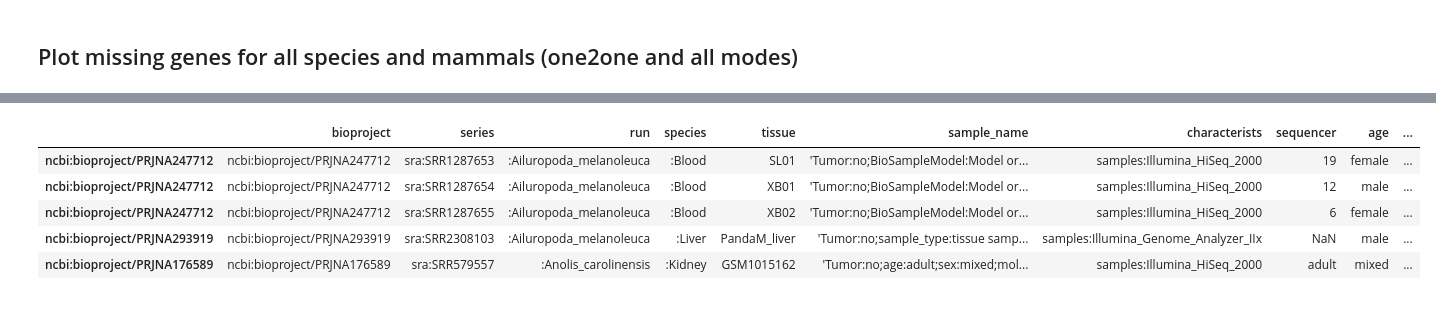
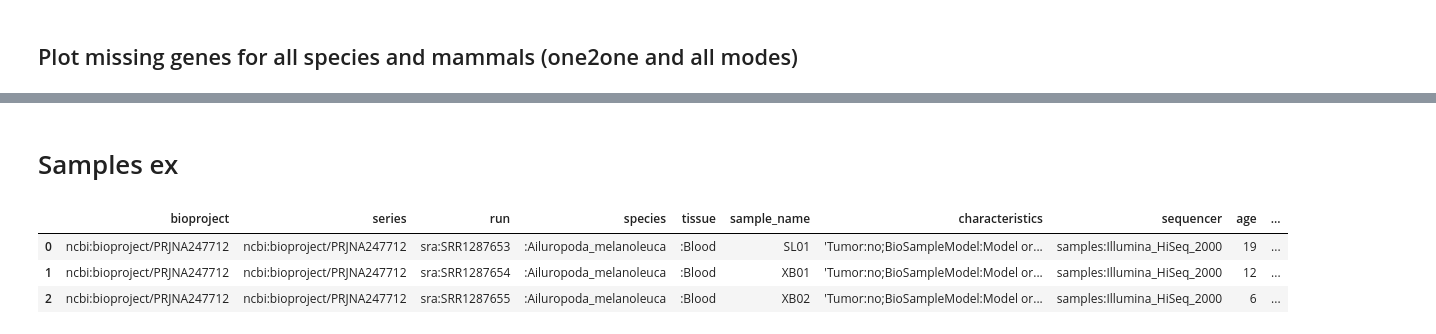
Before and after one commit to antonkulaga/yspecies, a Jupyter notebook: notebooks/0_evaluate_genes.ipynb, the cells around one changed output, grey strips where cells are left out. Cells and saved outputs as stored; diff of their text form; code cells hidden in the pictures.

Commit message:
better orthology tables

```diff
--- a/notebooks/0_evaluate_genes.ipynb
+++ b/notebooks/0_evaluate_genes.ipynb
@@ -37,22 +38,39 @@ kids(genes_dir)
 /data/sources/species/notebooks/../data/input/genes/all
 # %%
 animal_classes = [ "Mammalia", "Aves", "Reptilia", "Teleostei", "Chondrichthyes", "Coelacanthi" ]
+# %%
+pd.set_option('display.max_columns', None)
+import pprint
+pp = pprint.PrettyPrinter(indent=4)
 # %% [markdown]
 ## Load gene tables ##
 # %%
-def load_table(path: Path):
-    return pd.read_csv(str(path), sep="\t")
+def load_table(path: Path, index: str = None):
+    if index is None:
+        return pd.read_csv(str(path), sep="\t", index_col=False)
+    else:
+        return pd.read_csv(str(path), sep="\t", index_col=index)
 
 from dataclasses import dataclass
 @dataclass
 class OrthologyTable:
     one2one: pd.DataFrame
     one2many: pd.DataFrame
+    one2many_directed: pd.DataFrame
     many2many: pd.DataFrame
     all: pd.DataFrame
 
-def load_tables(folder :Path) -> OrthologyTable:
-    return OrthologyTable(load_table(folder / "one2one.tsv"), load_table(folder / "one2many.tsv"), load_table(folder / "many2many.tsv"), load_table(folder / "all.tsv"))
+    def drop(self, column: str):
+        self.one2one.drop(columns=[column], inplace=True)
+        self.one2many.drop(columns=[column], inplace=True)
+        self.one2many_directed.drop(columns=[column], inplace=True)
+        self.many2many.drop(columns=[column], inplace=True)
+        self.all.drop(columns=[column], inplace=True)
+        return self
 
-species = load_tables(path_all)
-species.all.head(10)
+def load_tables(folder :Path, index: str = None) -> OrthologyTable:
+    return OrthologyTable(load_table(folder / "one2one.tsv", index),
+                          load_table(folder / "one2many.tsv", index),
+                          load_table(folder / "one2many_directed.tsv", index),
+                          load_table(folder / "many2many.tsv", index),
+                          load_table(folder / "all.tsv", index))
@@ -131,10 +197,10 @@ dtype: int64
+# %% [markdown]
+# Samples ex
 # %%
 samples = load_table(input_dir / "samples.tsv")
-samples.head(5)
+samples.head(3)
 # %% [output]
-|  | bioproject | series | run | species | tissue | sample_name | characterists | sequencer | age | ... |
-| ncbi:bioproject/PRJNA247712 | ncbi:bioproject/PRJNA247712 | sra:SRR1287653 | :Ailuropoda_melanoleuca | :Blood | SL01 | 'Tumor:no;BioSampleModel:Model or... | samples:Illumina_HiSeq_2000 | 19 | female | ... |
-| ncbi:bioproject/PRJNA247712 | ncbi:bioproject/PRJNA247712 | sra:SRR1287654 | :Ailuropoda_melanoleuca | :Blood | XB01 | 'Tumor:no;BioSampleModel:Model or... | samples:Illumina_HiSeq_2000 | 12 | male | ... |
-| ncbi:bioproject/PRJNA247712 | ncbi:bioproject/PRJNA247712 | sra:SRR1287655 | :Ailuropoda_melanoleuca | :Blood | XB02 | 'Tumor:no;BioSampleModel:Model or... | samples:Illumina_HiSeq_2000 | 6 | female | ... |
-| ncbi:bioproject/PRJNA293919 | ncbi:bioproject/PRJNA293919 | sra:SRR2308103 | :Ailuropoda_melanoleuca | :Liver | PandaM_liver | 'Tumor:no;sample_type:tissue samp... | samples:Illumina_Genome_Analyzer_IIx | NaN | male | ... |
-| ncbi:bioproject/PRJNA176589 | ncbi:bioproject/PRJNA176589 | sra:SRR579557 | :Anolis_carolinensis | :Kidney | GSM1015162 | 'Tumor:no;age:adult;sex:mixed;mol... | samples:Illumina_HiSeq_2000 | adult | mixed | ... |
+|  | bioproject | series | run | species | tissue | sample_name | characteristics | sequencer | age | ... |
+| 0 | ncbi:bioproject/PRJNA247712 | ncbi:bioproject/PRJNA247712 | sra:SRR1287653 | :Ailuropoda_melanoleuca | :Blood | SL01 | 'Tumor:no;BioSampleModel:Model or... | samples:Illumina_HiSeq_2000 | 19 | ... |
+| 1 | ncbi:bioproject/PRJNA247712 | ncbi:bioproject/PRJNA247712 | sra:SRR1287654 | :Ailuropoda_melanoleuca | :Blood | XB01 | 'Tumor:no;BioSampleModel:Model or... | samples:Illumina_HiSeq_2000 | 12 | ... |
+| 2 | ncbi:bioproject/PRJNA247712 | ncbi:bioproject/PRJNA247712 | sra:SRR1287655 | :Ailuropoda_melanoleuca | :Blood | XB02 | 'Tumor:no;BioSampleModel:Model or... | samples:Illumina_HiSeq_2000 | 6 | ... |
```
Also changed, not shown: parts of 34 cells of this notebook, 2 other files.
